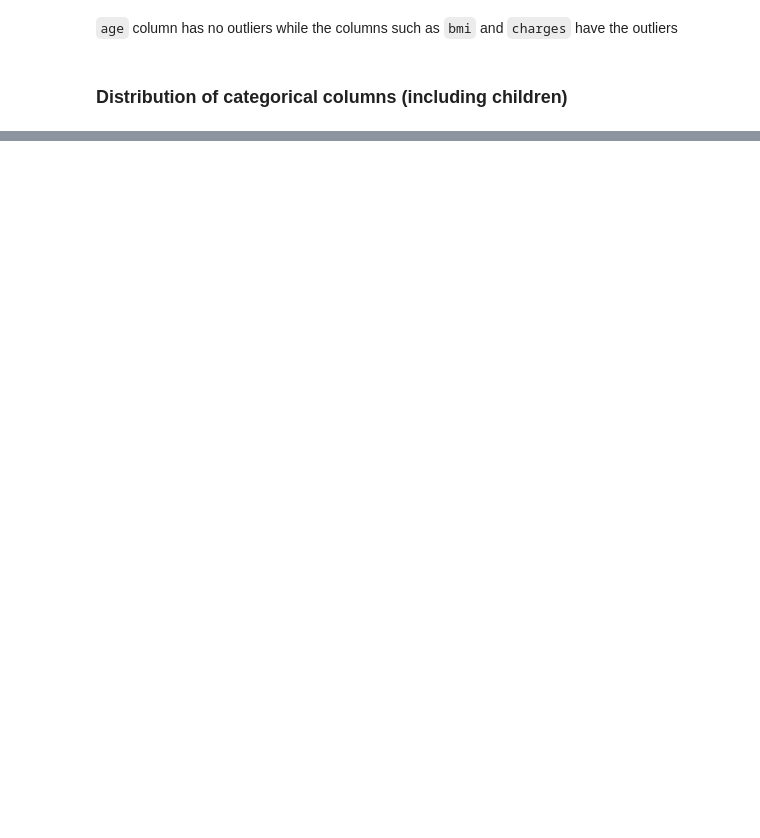
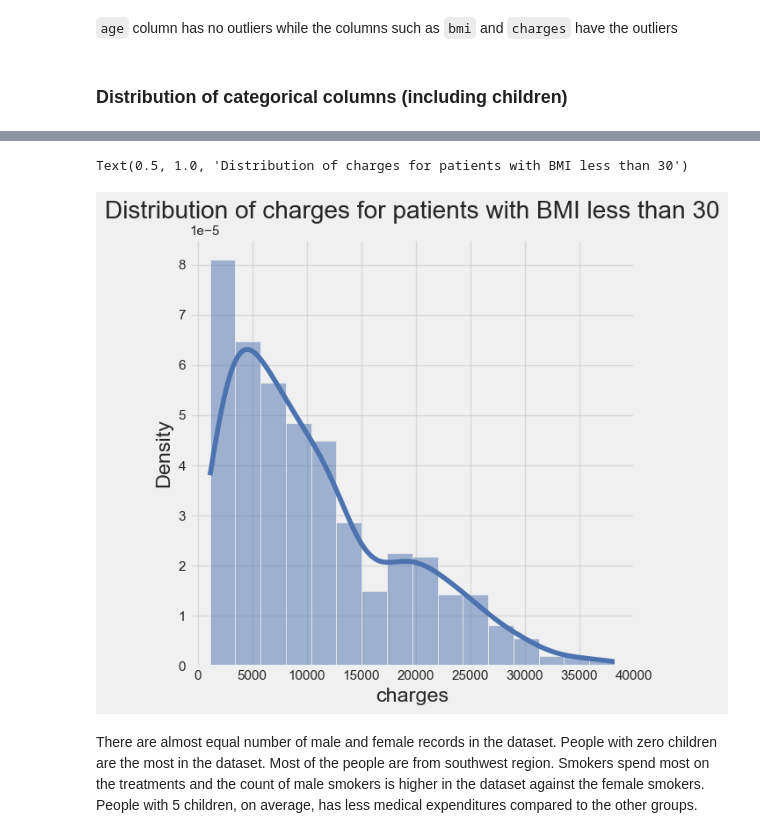
Before and after one commit to uniqueupsc/Projects_AIML, a Jupyter notebook: 01_Applied_Statistics/01_Medical_Cost_Dataset.ipynb, the cells around one changed output, grey strips where cells are left out. Saved outputs shown, nothing was run; the diff lists cells and outputs as text; code cells hidden in the pictures; blank space fills up the shorter version.

```diff
--- a/01_Applied_Statistics/01_Medical_Cost_Dataset.ipynb
+++ b/01_Applied_Statistics/01_Medical_Cost_Dataset.ipynb
@@ -447,0 +378,14 @@ Text(0.5, 1.0, 'Distribution of Charges by Number of Children')
+# %%
+# Distribution of charges for smokers category
+fig = plt.figure(figsize=(12.8, 6))
+
+ax = fig.add_subplot(121)
+sns.histplot(
+    insurance_dt[insurance_dt['bmi'] <= 30]['charges'],
+    kde=True, stat='density', color='b', ax=ax
+).set_title('Distribution of charges for patients with BMI less than 30')
+# %% [output]
+Text(0.5, 1.0, 'Distribution of charges for patients with BMI less than 30')
+[figure, added]
+# %% [markdown]
+There are almost equal number of male and female records in the dataset. People with zero children are the most in the dataset. Most of the people are from southwest region. Smokers spend most on the treatments and the count of male smokers is higher in the dataset against the female smokers. People with 5 children, on average, has less medical expenditures compared to the other groups.
```
Also changed, not shown: parts of 54 cells of this notebook.
